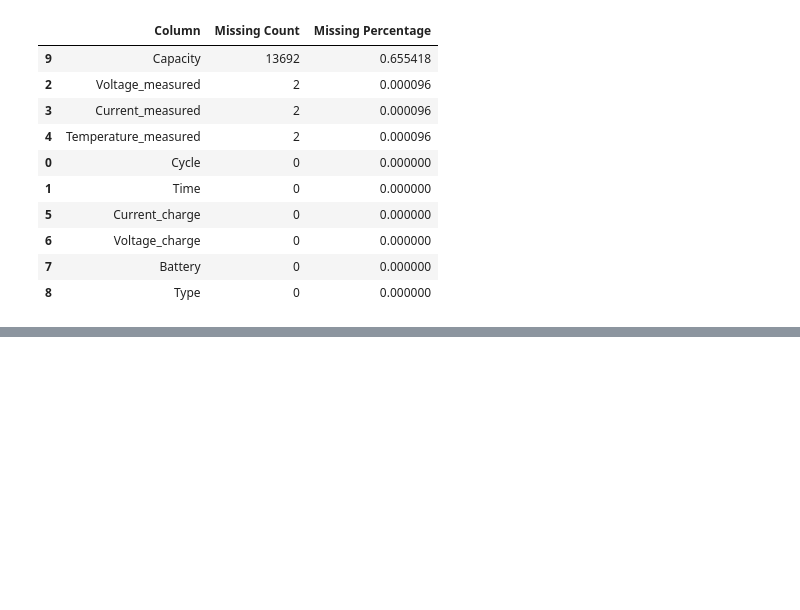
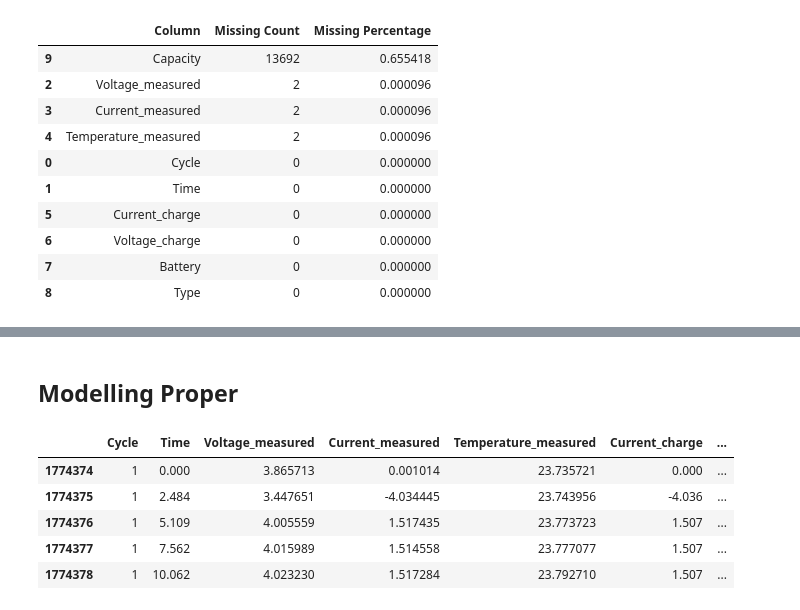
Before and after one commit to RomanShrestha07/CPSC_4830_Group_Project, a Jupyter notebook: Group_Project.ipynb, the cells around one changed output, grey strips where cells are left out. Saved outputs shown, nothing was run; the diff lists cells and outputs as text; code cells hidden in the pictures; blank space fills up the shorter version.

Commit message:
- initial modelling

```diff
--- a/Group_Project.ipynb
+++ b/Group_Project.ipynb
@@ -754,0 +703,14 @@ total_battery_df
+# %% [markdown]
+## Modelling Proper
+# %%
+b18_df = total_battery_df[total_battery_df.Battery == 'B0018']
+b18_df = b18_df.drop('Battery', axis=1)
+b18_df = pd.get_dummies(b18_df, columns=['Type'], drop_first=True)
+b18_df.head()
+# %% [output]
+|  | Cycle | Time | Voltage_measured | Current_measured | Temperature_measured | Current_charge | ... |
+| 1774374 | 1 | 0.000 | 3.865713 | 0.001014 | 23.735721 | 0.000 | ... |
+| 1774375 | 1 | 2.484 | 3.447651 | -4.034445 | 23.743956 | -4.036 | ... |
+| 1774376 | 1 | 5.109 | 4.005559 | 1.517435 | 23.773723 | 1.507 | ... |
+| 1774377 | 1 | 7.562 | 4.015989 | 1.514558 | 23.777077 | 1.507 | ... |
+| 1774378 | 1 | 10.062 | 4.023230 | 1.517284 | 23.792710 | 1.507 | ... |
```
Also changed, not shown: parts of 27 cells of this notebook.
